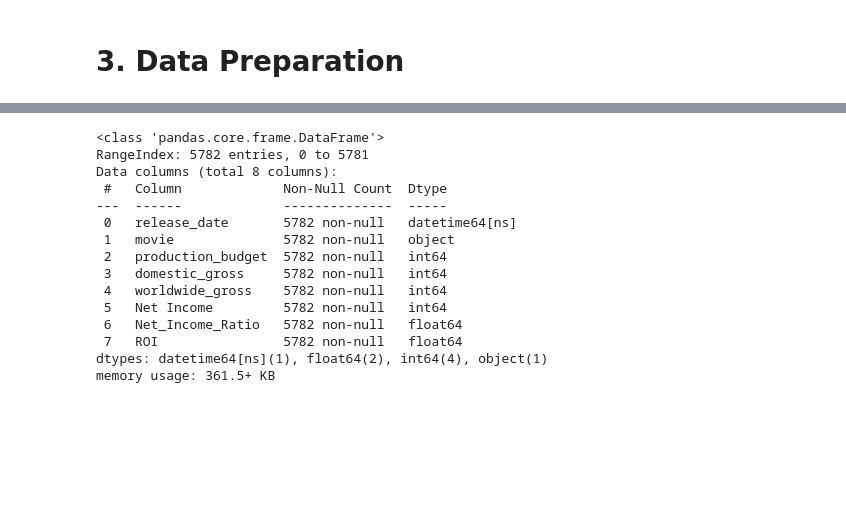
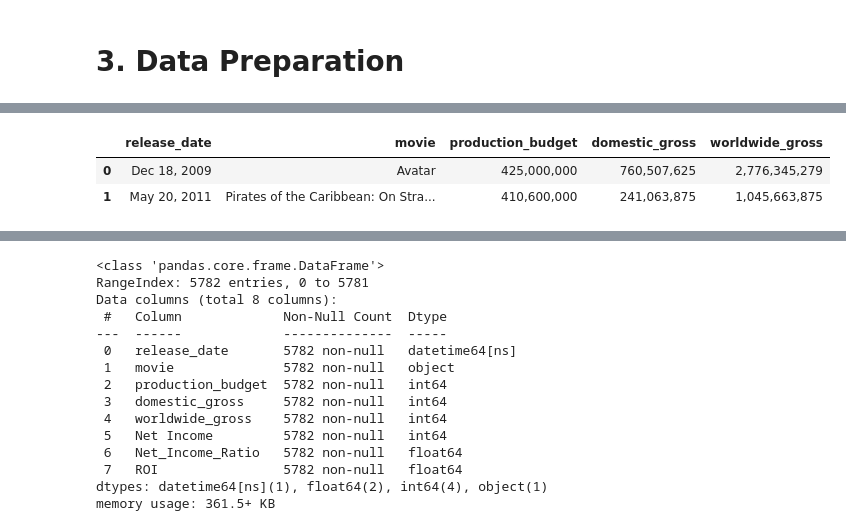
Before and after one commit to alecmills/phase-1-GroupProject, a Jupyter notebook: student.ipynb, the cells around one changed output, grey strips where cells are left out. Drawn from its saved outputs; the diff is of its cells as text; code cells hidden in the pictures; blank space fills up the shorter version.

```diff
--- a/student.ipynb
+++ b/student.ipynb
@@ -430,3 +371,33 @@ TN_clean
+# %%
+#Create a copy and rename it as "clean"
+TN_clean = TN_DF.copy()
+
+#Drop the id field as there are lots of duplicates and we don't need it
+TN_clean.drop('id', axis=1, inplace=True)
+
+# Strip the $ sign so we can convert to int or float
+TN_clean['production_budget'] = TN_clean['production_budget'].map(lambda x: x.strip('$,'))
+TN_clean['domestic_gross'] = TN_clean['domestic_gross'].map(lambda x: x.strip('$,'))
+TN_clean['worldwide_gross'] = TN_clean['worldwide_gross'].map(lambda x: x.strip('$,'))
+
+# strip the ','
+TN_clean = TN_clean.apply(lambda x: x.str.replace(',', ''))
+
+#Change data types to int
+TN_clean[['production_budget', 'domestic_gross', 'worldwide_gross']] = TN_clean[['production_budget', 'domestic_gross', 'worldwide_gross']].apply(pd.to_numeric)
+
+#Change release_date to datetime type
+TN_clean['release_date'] = pd.to_datetime(TN_clean['release_date'])
+
+#Add the release_year so we can merge on multiple columns (year and title)
+TN_clean['release_year'] = pd.DatetimeIndex(TN_DF['release_date']).year
+
+#check work
+TN_clean.head(2)
+# %% [output]
+|  | release_date | movie | production_budget | domestic_gross | worldwide_gross |
+| 0 | Dec 18, 2009 | Avatar | 425,000,000 | 760,507,625 | 2,776,345,279 |
+| 1 | May 20, 2011 | Pirates of the Caribbean: On Stra... | 410,600,000 | 241,063,875 | 1,045,663,875 |
 # %%
 TN_clean.info()
 # %% [output]
```
Also changed, not shown: parts of 39 cells of this notebook.
